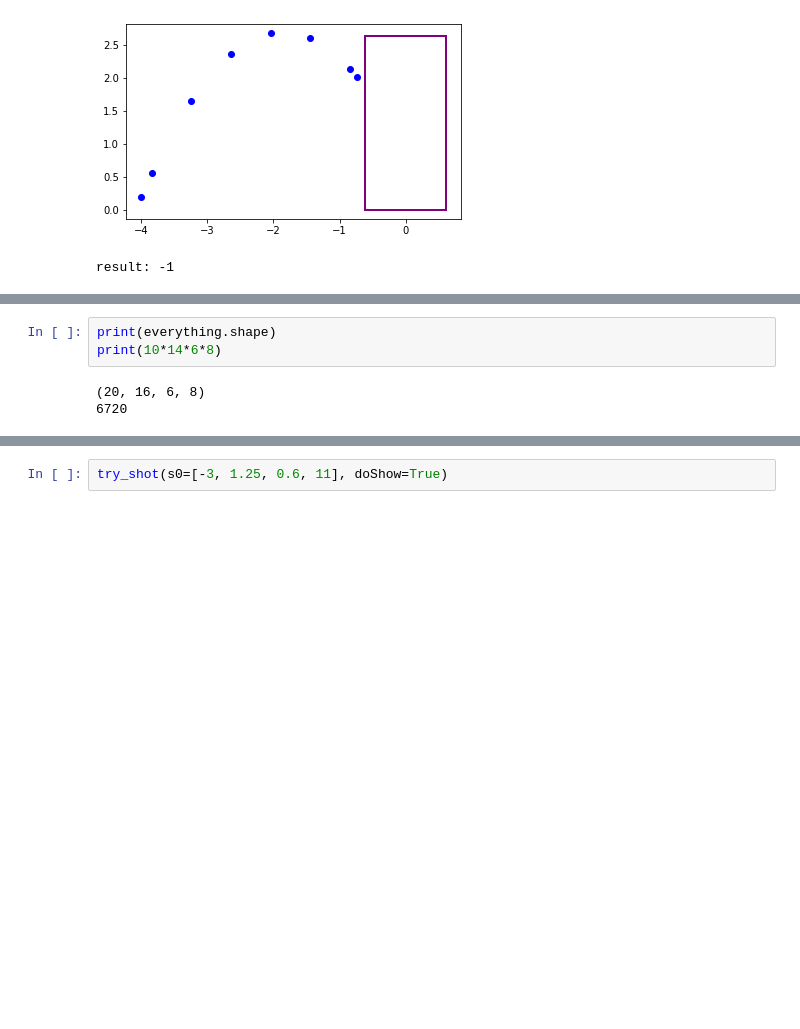
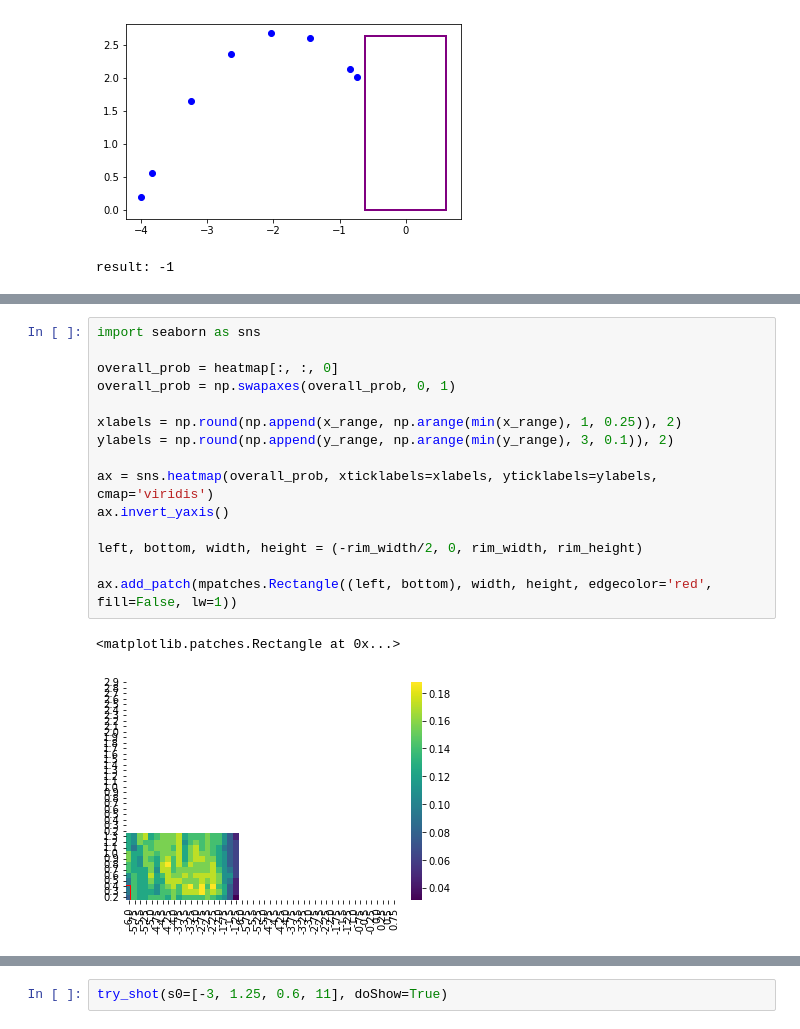
Before and after one commit to qwertpas/shotPlanner2022, a Jupyter notebook: simulate_shot.ipynb, the cells around one changed output, grey strips where cells are left out. Drawn from its saved outputs; the diff is of its cells as text; blank space fills up the shorter version.

```diff
--- a/simulate_shot.ipynb
+++ b/simulate_shot.ipynb
@@ -104,7 +116,19 @@ print("done")
 done
-# %%
-print(everything.shape)
-print(10*14*6*8)
-# %% [output]
-(20, 16, 6, 8)
-6720
+# %%
+import seaborn as sns
+
+overall_prob = heatmap[:, :, 0]
+overall_prob = np.swapaxes(overall_prob, 0, 1)
+
+xlabels = np.round(np.append(x_range, np.arange(min(x_range), 1, 0.25)), 2)
+ylabels = np.round(np.append(y_range, np.arange(min(y_range), 3, 0.1)), 2)
+
+ax = sns.heatmap(overall_prob, xticklabels=xlabels, yticklabels=ylabels, cmap='viridis')
+ax.invert_yaxis()
+
+left, bottom, width, height = (-rim_width/2, 0, rim_width, rim_height)
+
+ax.add_patch(mpatches.Rectangle((left, bottom), width, height, edgecolor='red', fill=False, lw=1))
+# %% [output]
+<matplotlib.patches.Rectangle at 0x...>
+[figure, added]
```
Also changed, not shown: parts of 3 cells of this notebook, 1 other file.
